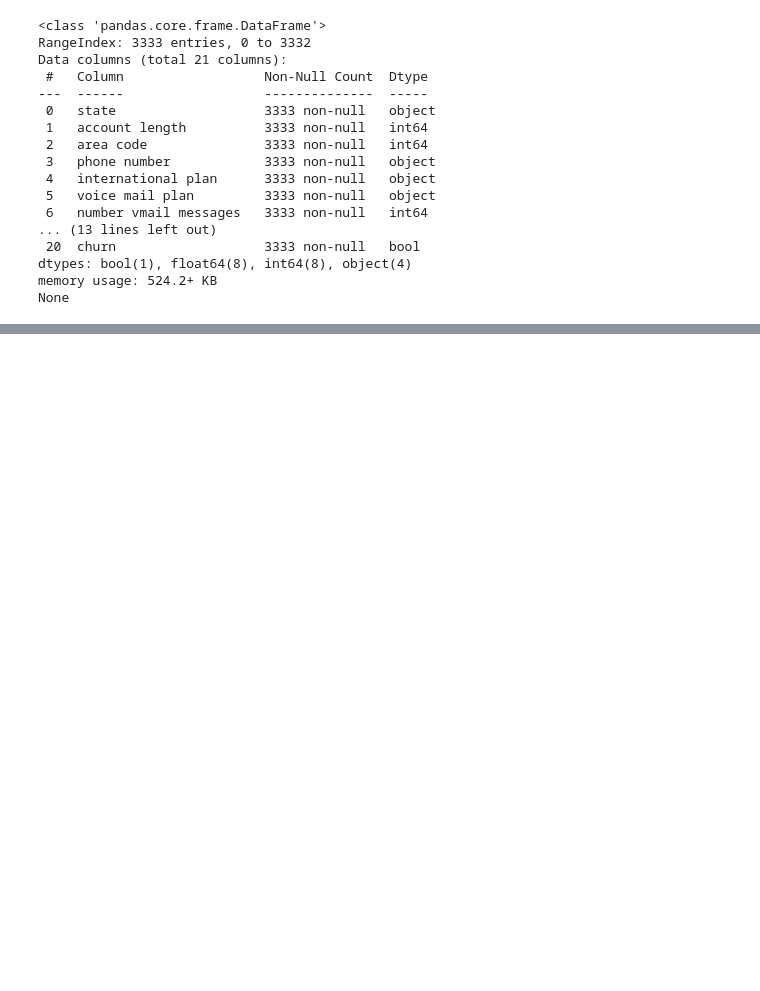
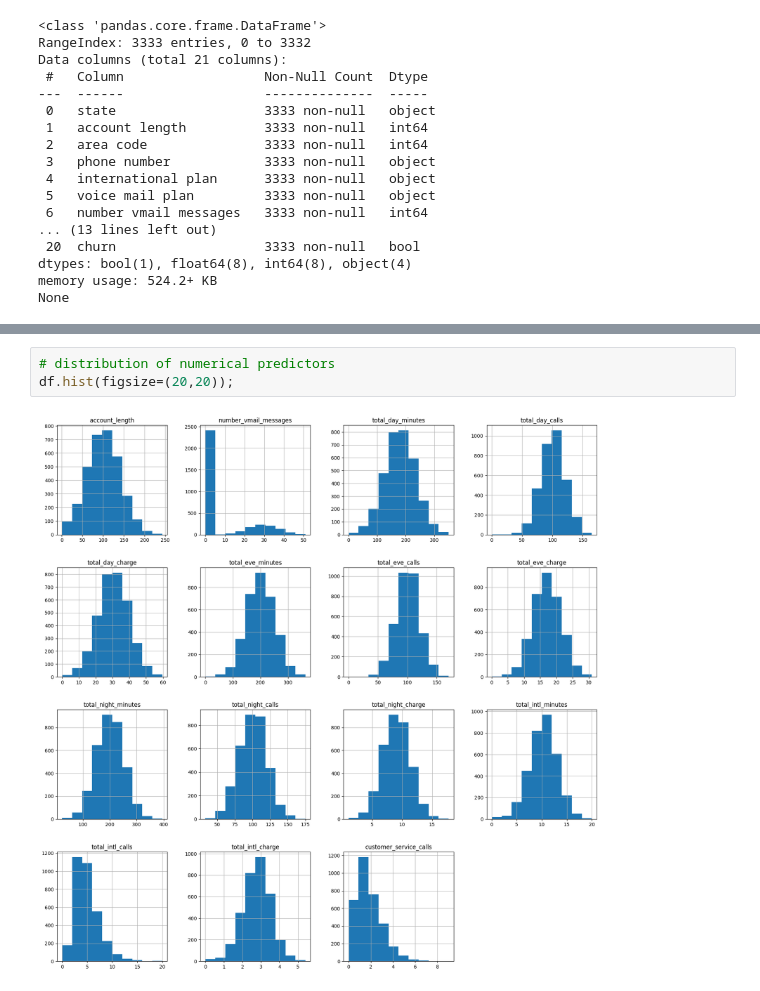
Before and after one commit to NgenziNevilleMativo/syriatel_customer_churn, a Jupyter notebook: index.ipynb, the cells around one changed output, grey strips where cells are left out. Cells and saved outputs as stored; diff of their text form; blank space fills up the shorter version.

```diff
--- a/index.ipynb
+++ b/index.ipynb
@@ -131,0 +254,5 @@ Categorical Columns: Index(['state', 'phone_number', 'international_plan', 'voic
+# %%
+# distribution of numerical predictors
+df.hist(figsize=(20,20));
+# %% [output]
+[figure, added]
```
Also changed, not shown: parts of 25 cells of this notebook.
